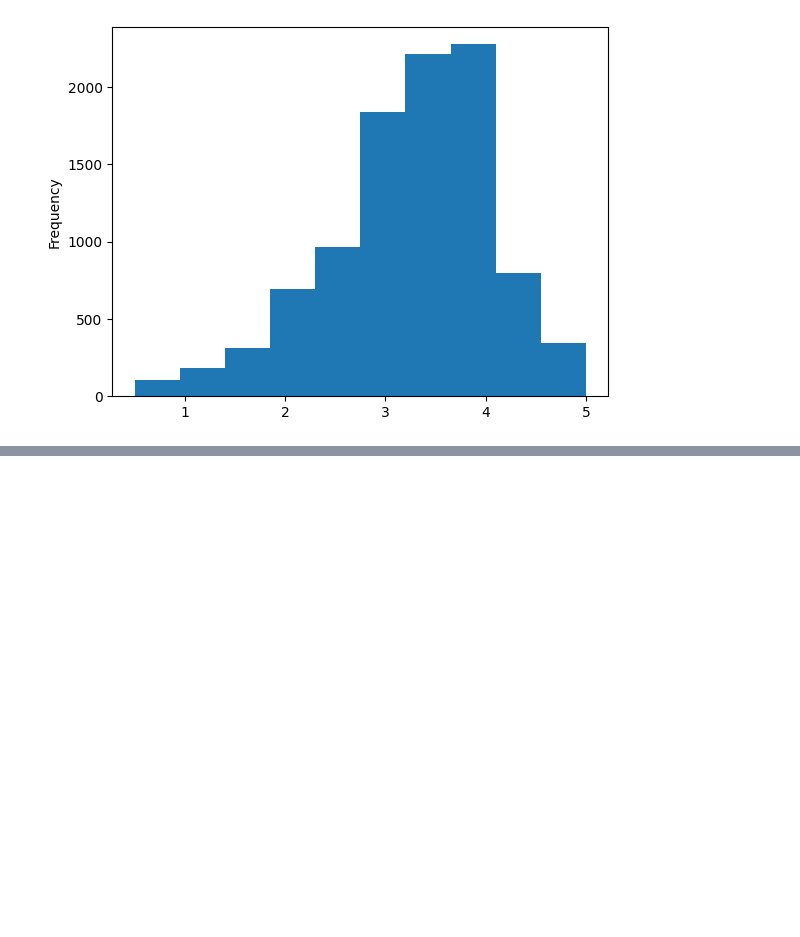
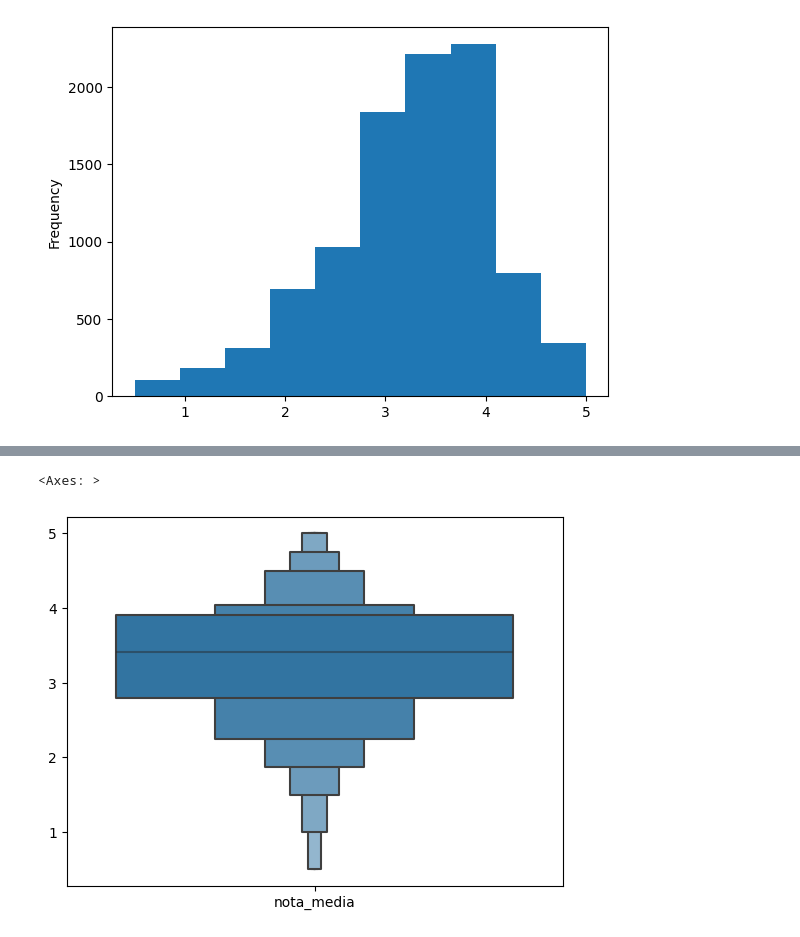
Before and after one commit to ViniciusSantos1993/main, a Jupyter notebook: Introdução_a_data_science.ipynb, the cells around one changed output, grey strips where cells are left out. Cells and saved outputs as stored; diff of their text form; code cells hidden in the pictures; blank space fills up the shorter version.

```diff
--- a/Introdução_a_data_science.ipynb
+++ b/Introdução_a_data_science.ipynb
@@ -104,3 +126,9 @@ sns.boxenplot(medias_por_filmes)
+# %%
+medias_por_filmes = pd.DataFrame({'nota_media': medias_por_filmes})
+sns.boxenplot(medias_por_filmes)
+# %% [output]
+<Axes: >
+[figure, added]
 # %%
 import matplotlib.pyplot as plt
 
```
Also changed, not shown: parts of 10 cells of this notebook.
